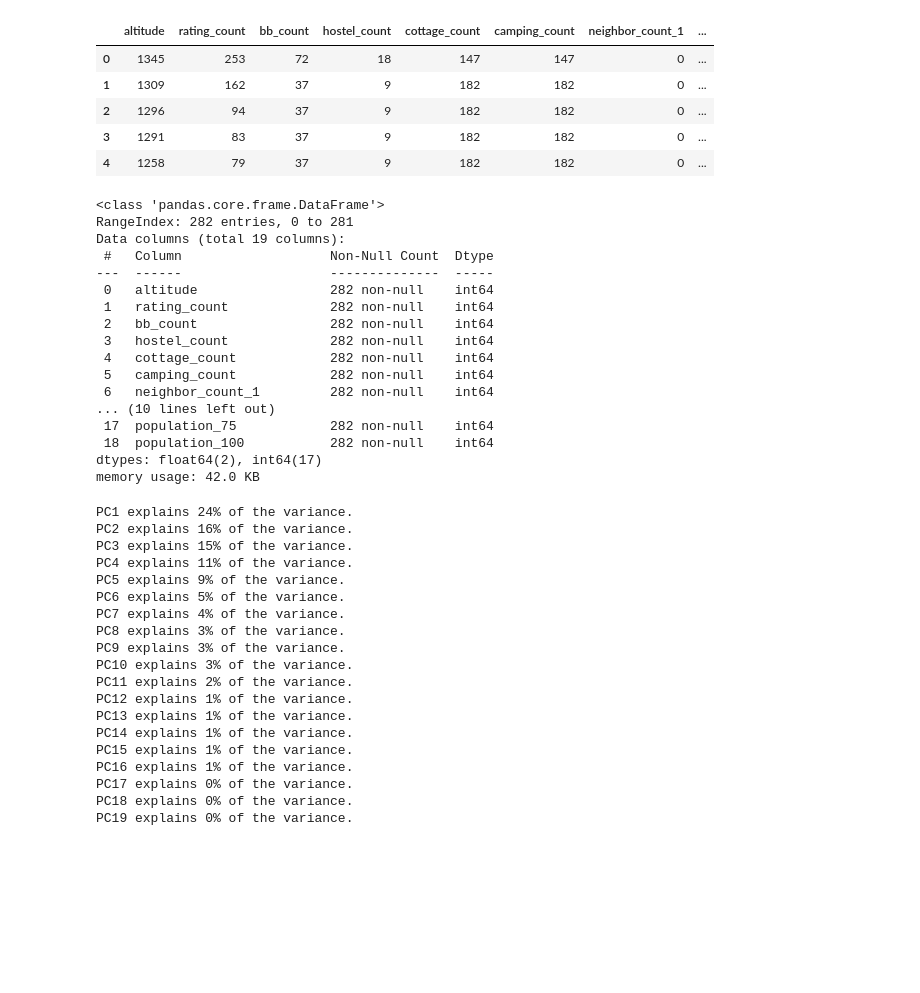
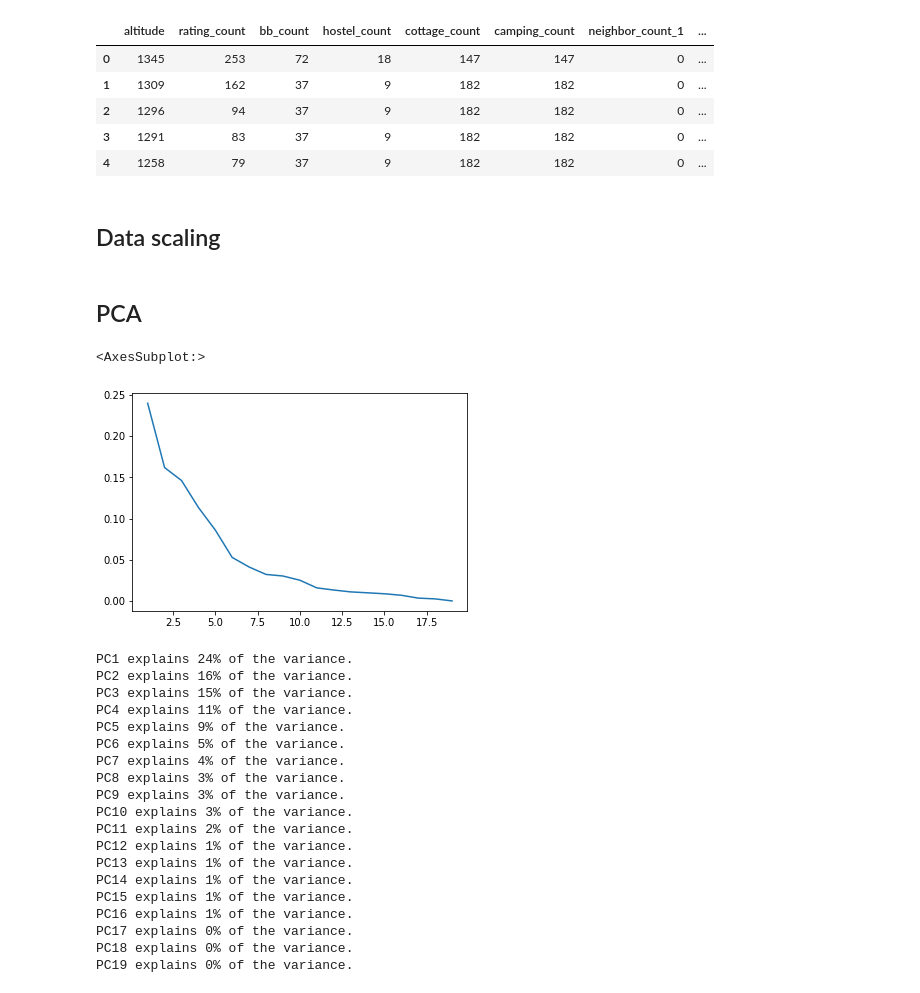
Before and after one commit to filipbalucha/FDS_final_project, a Jupyter notebook: PCA.ipynb, the cells around one changed output. Drawn from its saved outputs; the diff is of its cells as text; code cells hidden in the pictures; blank space fills up the shorter version.

```diff
--- a/PCA.ipynb
+++ b/PCA.ipynb
@@ -32,28 +33,17 @@ munro_subset.head()
 | 2 | 1296 | 94 | 37 | 9 | 182 | 182 | 0 | ... |
 | 3 | 1291 | 83 | 37 | 9 | 182 | 182 | 0 | ... |
 | 4 | 1258 | 79 | 37 | 9 | 182 | 182 | 0 | ... |
-# %%
-munro_subset.info()
-# %% [output]
-<class 'pandas.core.frame.DataFrame'>
-RangeIndex: 282 entries, 0 to 281
-Data columns (total 19 columns):
- #   Column                   Non-Null Count  Dtype
----  ------                   --------------  -----
- 0   altitude                 282 non-null    int64
- 1   rating_count             282 non-null    int64
- 2   bb_count                 282 non-null    int64
- 3   hostel_count             282 non-null    int64
- 4   cottage_count            282 non-null    int64
- 5   camping_count            282 non-null    int64
- 6   neighbor_count_1         282 non-null    int64
-... (10 lines left out)
- 17  population_75            282 non-null    int64
- 18  population_100           282 non-null    int64
-dtypes: float64(2), int64(17)
-memory usage: 42.0 KB
+# %% [markdown]
+## Data scaling
 # %%
 scaler = StandardScaler()
 scaled_munro = pd.DataFrame(scaler.fit_transform(munro_subset), index = munro_subset.index, columns = munro_subset.columns)
+# %% [markdown]
+## PCA
+# %%
+sns.lineplot(range(1, len(eigenvalue)+1), pca.explained_variance_ratio_)
+# %% [output]
+<AxesSubplot:>
+[figure, added]
 # %%
 pca = PCA(n_components = len(scaled_munro.columns)).fit(scaled_munro)
```
Also changed, not shown: parts of 14 cells of this notebook, 2 other files.
